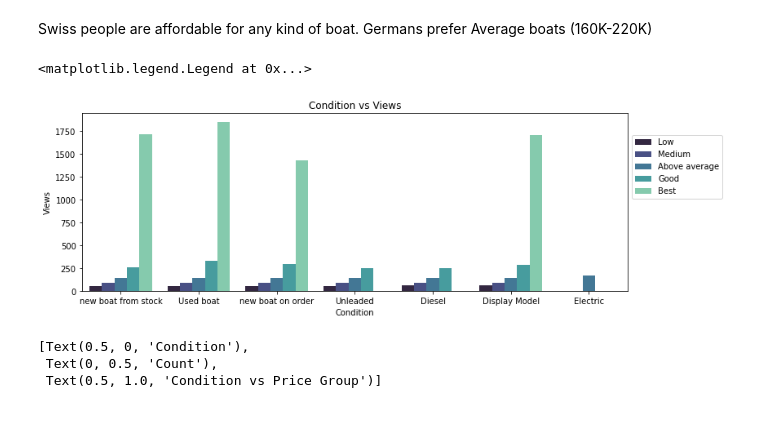
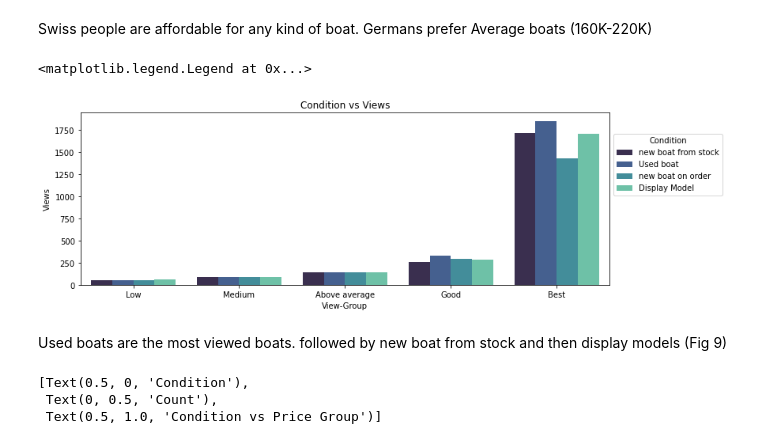
Before and after one commit to Estorko/Data-Analysis-Certification-Case-study-, a Jupyter notebook: DataCampCerf/DataCampCertf.ipynb, the cells around one changed output. Saved outputs shown, nothing was run; the diff lists cells and outputs as text; code cells hidden in the pictures.

```diff
--- a/DataCampCerf/DataCampCertf.ipynb
+++ b/DataCampCerf/DataCampCertf.ipynb
@@ -110,7 +101,10 @@ df.head()
 # %%
 # Fig 1
 # 1.) Price vs Number of Views
-fig=sns.barplot(x='View_group',y='Price_EUR',data=df,ci=False,palette='flare',hue='EUR Price Group')
-fig.set(xlabel='Number of Views',ylabel='Price in EUR',title='Price vs Views')
-fig.legend(loc='center left',bbox_to_anchor=(1, 0.7))
+fig,ax=plt.subplots(figsize=(8,4))
+fig=sns.barplot(x='View_group',y='Price_EUR',data=df,ci=False,palette='twilight_shifted',hue='EUR Price Group')
+fig.set(xlabel='View Group',ylabel='Price in EUR',title='Price vs Views')
+fig.legend(loc='center left',bbox_to_anchor=(1.02, 0.7),title='Price Group')
+plt.rcParams['figure.dpi'] = 500
+plt.rcParams['savefig.dpi'] = 500
 # %% [output]
@@ -120,8 +113,11 @@ fig.legend(loc='center left',bbox_to_anchor=(1, 0.7))
 The most expensive boats are the most viewed boats. in each view category the highest viewed boats are the most expensive one
 # %%
 # Fig 2
-# 2.) Years vs Views
+# 2.) Age vs Views
+fig,ax=plt.subplots(figsize=(8,4))
 fig=sns.barplot(x='View_group',y='Age',data=df,ci=False,palette='mako',hue='Age Group')
-fig.set(xlabel='Views - Group',ylabel='Age',title='Views vs Age')
-fig.legend(loc='center left',bbox_to_anchor=(1, 0.7))
+fig.set(xlabel='Views-Group',ylabel='Age',title='Views vs Age')
+fig.legend(loc='center left',bbox_to_anchor=(1.02, 0.7),title='Age Group')
+plt.rcParams['figure.dpi'] = 500
+plt.rcParams['savefig.dpi'] = 500
 # %% [output]
@@ -135,5 +130,7 @@ The most viewed boats are the oldest boats on average. in all view groups the mo
 fig=sns.barplot(x='View_group',y='Number of views last 7 days',data=df,palette='viridis',hue='Boat Type-Main',hue_order=['Motor Yacht',
 'Sport Boat','Fishing Boat','Cabin Boat','Classic','Flybridge'],ci=False)
 fig.set(xlabel='Views - Group',ylabel='Views',title='Boat Type vs Views')
-fig.legend(loc='center left',bbox_to_anchor=(1, 0.7))
+fig.legend(loc='center left',bbox_to_anchor=(1.02, 0.7))
+plt.rcParams['figure.dpi'] = 500
+plt.rcParams['savefig.dpi'] = 500
 # %% [output]
@@ -207,15 +203,18 @@ Swiss people are affordable for any kind of boat. Germans prefer Average boats (
 # %%
 # Fig 9
 # 9.) Condition vs Views
 fig,ax=plt.subplots(figsize=(12,4))
-fig=sns.barplot(x='Condition',y='Number of views last 7 days',data=df,palette='mako',hue='View_group',ci=False)
-fig.set(xlabel='Condition',ylabel='Views',title='Condition vs Views')
-fig.legend(loc='center left',bbox_to_anchor=(1, 0.7))
+fig=sns.barplot(x='View_group',y='Number of views last 7 days',data=df,palette='mako',hue='Condition',hue_order=
+['new boat from stock','Used boat','new boat on order','Display Model'] ,ci=False)
+fig.set(xlabel='View-Group',ylabel='Views',title='Condition vs Views')
+fig.legend(loc='center left',bbox_to_anchor=(1, 0.7),title='Condition')
 # for i in ax.containers:
 #     plt.bar_label(i)
 # %% [output]
 <matplotlib.legend.Legend at 0x...>
-[figure, old version]
+[figure, new version]
+# %% [markdown]
+Used boats are the most viewed boats. followed by new boat from stock and then display models (Fig 9)
 # %%
 # Fig 9 not needed
 # 9.) Condition vs Price Group
```
Also changed, not shown: parts of 10 cells of this notebook.
